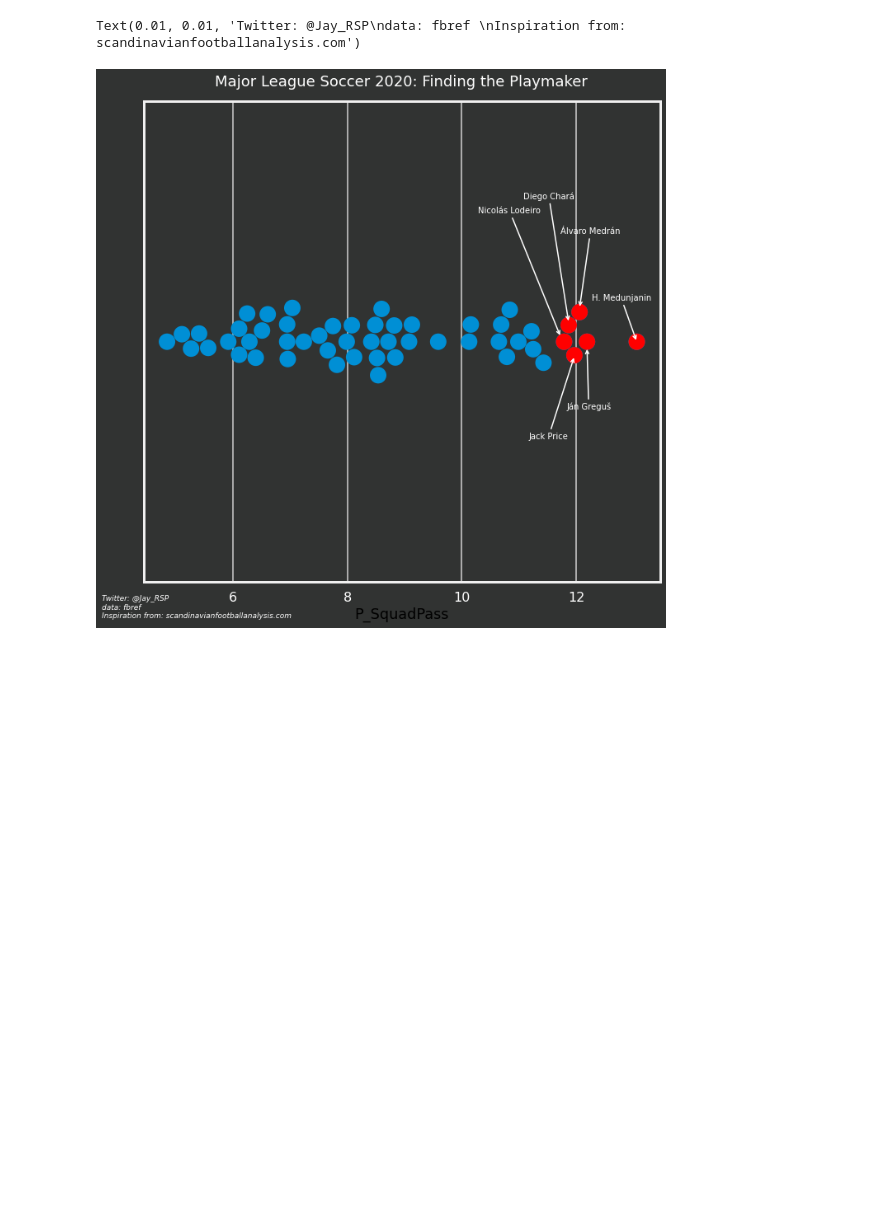
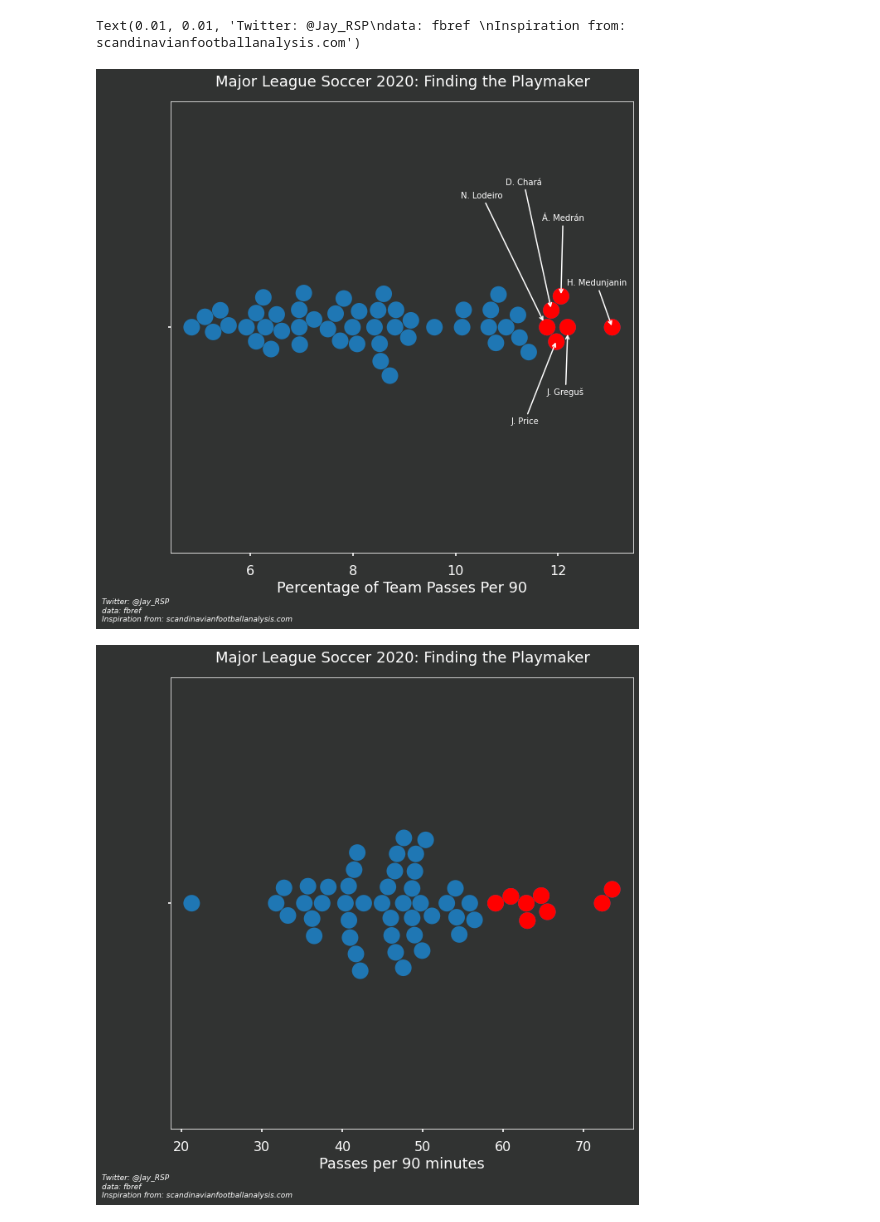
Before and after one commit to BetJayUK/notebooks, a Jupyter notebook: DataJourney.ipynb, the cells around one changed output. Drawn from its saved outputs; the diff is of its cells as text; code cells hidden in the pictures; blank space fills up the shorter version.

```diff
--- a/DataJourney.ipynb
+++ b/DataJourney.ipynb
@@ -27,7 +17,8 @@ import highlight_text as htext
 import adjustText as adjust_text
 # %%
 df = pd.read_csv('mlsdata.csv')
-df1 = df[(df['Mins'] > 1550)]
+df1 = df[(df['Mins'] > 1000)]
+df2 = df.head(6)
 # %%
 plt.style.use('seaborn-poster')
 #COLOR = "k"
@@ -43,49 +34,86 @@ ax = sns.swarmplot(x="P_SquadPass",
 ax.annotate('H. Medunjanin', xy=(13.06,0), xytext=(-55, 50),textcoords='offset points',size = 10,
             arrowprops=dict(arrowstyle="->",
                             connectionstyle="arc3,rad=0", color = 'w',lw = 1.5))
-ax.annotate('Ján Greguš', xy=(12.19,0.012), xytext=(-25, -75),textcoords='offset points',size = 10,
+ax.annotate('J. Greguš', xy=(12.19,0.012), xytext=(-25, -75),textcoords='offset points',size = 10,
             arrowprops=dict(arrowstyle="->",
                             connectionstyle="arc3,rad=0", color = 'w',lw = 1.5))
-ax.annotate('Álvaro Medrán', xy=(12.06,-0.07), xytext=(-23, 90),textcoords='offset points',size = 10,
+ax.annotate('Á. Medrán', xy=(12.06,-0.07), xytext=(-23, 90),textcoords='offset points',size = 10,
             arrowprops=dict(arrowstyle="->",
                             connectionstyle="arc3,rad=0", color = 'w',lw = 1.5))
-ax.annotate('Jack Price', xy=(11.97,0.03), xytext=(-55, -100),textcoords='offset points',size = 10,
+ax.annotate('J. Price', xy=(11.97,0.03), xytext=(-55, -100),textcoords='offset points',size = 10,
             arrowprops=dict(arrowstyle="->",
                             connectionstyle="arc3,rad=0", color = 'w',lw = 1.5))
-ax.annotate('Diego Chará', xy=(11.87,-0.04), xytext=(-55, 150),textcoords='offset points',size = 10,
+ax.annotate('D. Chará', xy=(11.87,-0.04), xytext=(-55, 150),textcoords='offset points',size = 10,
             arrowprops=dict(arrowstyle="->",
                             connectionstyle="arc3,rad=0", color = 'w',lw = 1.5))
-ax.annotate('Nicolás Lodeiro', xy=(11.73,-0.01), xytext=(-100, 150),textcoords='offset points',size = 10,
+ax.annotate('N. Lodeiro', xy=(11.73,-0.01), xytext=(-100, 150),textcoords='offset points',size = 10,
             arrowprops=dict(arrowstyle="->",
                             connectionstyle="arc3,rad=0", color = 'w', ls = "-",lw = 1.5))
 ax = sns.swarmplot(x="P_SquadPass", data = df2, size = 20, color = "red")
-#ax.set(title = "Major League Soccer 2020: Finding the Playmaker",
-       #xlabel = "Percentage of Team Passes Per 90")
-#ax.xaxis.label.set_color("k")
+ax.set(xlabel = "Percentage of Team Passes Per 90")
+ax.xaxis.label.set_color("w")
 ax.set_facecolor("#313332")
 
 background = "#313332"
 text_color = 'w'
 primary = 'red'
 secondary = 'lightblue'
 mpl.rcParams['xtick.color'] = text_color
 mpl.rcParams['ytick.color'] = text_color
+ax.spines['bottom'].set_color('w')
+ax.spines['top'].set_color('w')
+ax.spines['right'].set_color('w')
+ax.spines['left'].set_color('w')
+
 
 
 #Create the text and highlight the different points
 s = "Major League Soccer 2020: Finding the Playmaker"
 htext.fig_text(s=s,
                 x=0.2,y=.9,
                 fontfamily='Andale Mono',
                 highlight_weights=['bold'],
                 #string_weight=['bold']
                 fontsize=18,
                 color=text_color)
                 #highlight_colors=['#a3a3c2','#75a3a3','#ff4d4d','#00cc99'])
 fig.patch.set_facecolor(background)
 fig.text(.01,0.01,"Twitter: @Jay_RSP\ndata: fbref \nInspiration from: scandinavianfootballanalysis.com",fontstyle='italic',fontsize=9,fontfamily='Andale Mono',color=text_color)
+
+fig, ax = plt.subplots(figsize = [10,10])
+ax1 = sns.swarmplot(x="PPN",
+                        data=df, size = 20)
+ax.set(xlabel = "Passes Per 90 Minutes")
+ax.xaxis.label.set_color("w")
+ax.set_facecolor("#313332")
+ax1 = sns.swarmplot(x="PPN", data = DFPPN1, size = 20, color = "red")
+background = "#313332"
+text_color = 'w'
+primary = 'red'
+secondary = 'lightblue'
+mpl.rcParams['xtick.color'] = text_color
+mpl.rcParams['ytick.color'] = text_color
+ax.spines['bottom'].set_color('w')
+ax.spines['top'].set_color('w')
+ax.spines['right'].set_color('w')
+ax.spines['left'].set_color('w')
+fig.patch.set_facecolor(background)
+ax1.set(xlabel = "Passes per 90 minutes")
+
+s1 = "Major League Soccer 2020: Finding the Playmaker"
+htext.fig_text(s=s1,
+                x=0.2,y=.9,
+                fontfamily='Andale Mono',
+                highlight_weights=['bold'],
+                #string_weight=['bold']
+                fontsize=18,
+                color=text_color)
+                #highlight_colors=['#a3a3c2','#75a3a3','#ff4d4d','#00cc99'])
+fig.patch.set_facecolor(background)
+fig.text(.01,0.01,"Twitter: @Jay_RSP\ndata: fbref \nInspiration from: scandinavianfootballanalysis.com",fontstyle='italic',fontsize=9,fontfamily='Andale Mono',color=text_color)
 # %% [output]
 Text(0.01, 0.01, 'Twitter: @Jay_RSP\ndata: fbref \nInspiration from: scandinavianfootballanalysis.com')
-[figure, old version]
+[figure, new version]
+[figure, added]
 # %%
 fig, ax = plt.subplots(figsize = [10,10])
```
Also changed, not shown: parts of 8 cells of this notebook.
